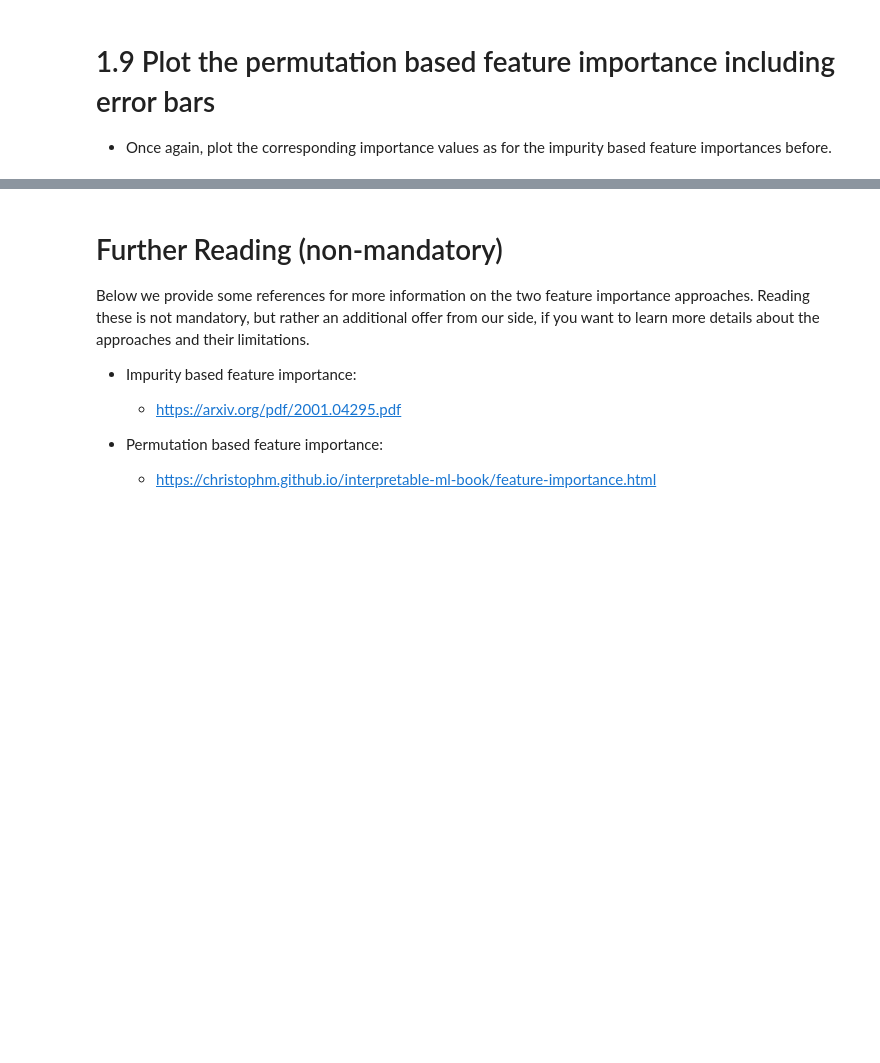
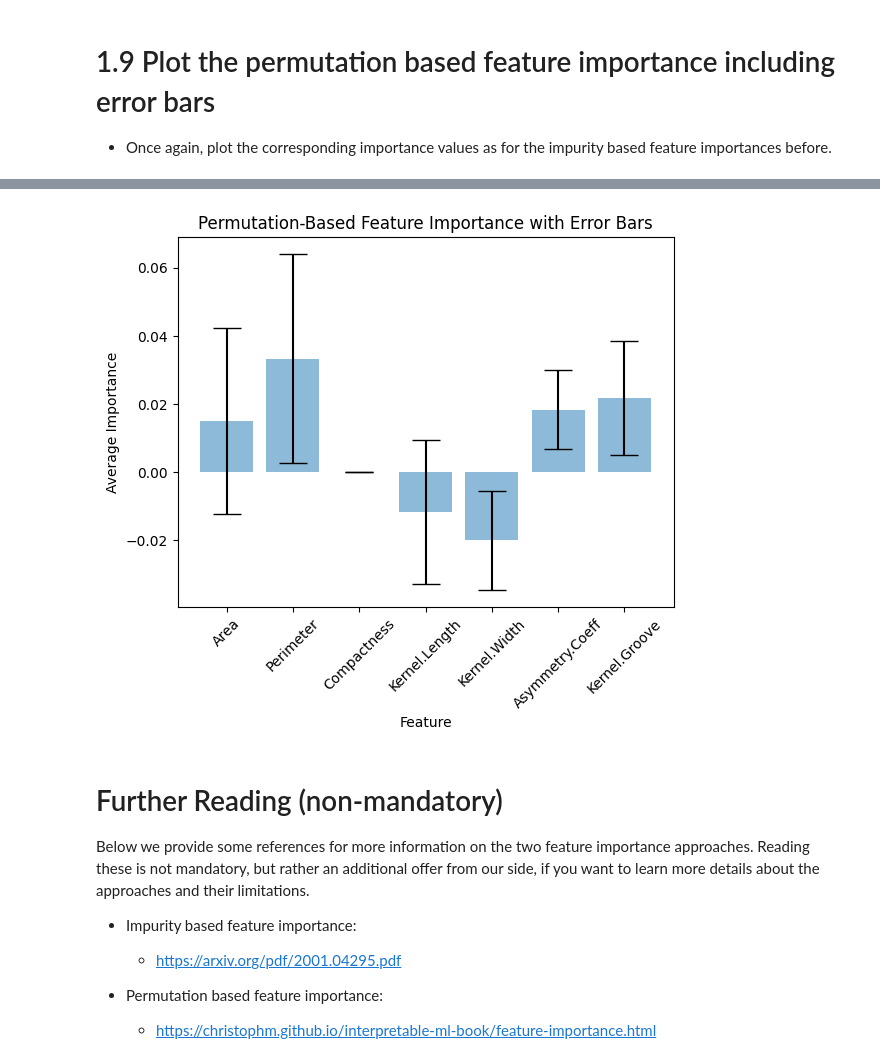
Before and after one commit to Tina-Ghn/Interpretable-MachineLearning-course, a Jupyter notebook: exercise.ipynb, the cells around one changed output, grey strips where cells are left out. Cells and saved outputs as stored; diff of their text form; code cells hidden in the pictures; blank space fills up the shorter version.

```diff
--- a/exercise.ipynb
+++ b/exercise.ipynb
@@ -116,8 +127,9 @@ import matplotlib.pyplot as plt
 # %%
 from sklearn.inspection import permutation_importance
 
-average_permutation_importance = # assign me
-std_permutation_importance = # assign me
+permutation_importance_result = permutation_importance(pipeline, X_test, y_test, n_repeats=10, random_state=0)
+average_permutation_importance = permutation_importance_result.importances_mean
+std_permutation_importance = permutation_importance_result.importances_std
 
 print(f"Average feature importances: {average_permutation_importance}.")
 print(f"Standard deviation of feature importances: {std_permutation_importance}.")
@@ -137,3 +145,13 @@ Standard deviation of feature importances: [0.02733537 0.03073181 0.         0.0
+# %%
+# generate plot
+plt.bar(df.columns[:-1], average_permutation_importance, yerr=std_permutation_importance, align='center', alpha=0.5, capsize=10)
+plt.xlabel('Feature')
+plt.ylabel('Average Importance')
+plt.title('Permutation-Based Feature Importance with Error Bars')
+plt.xticks(rotation=45)
+plt.show()
+# %% [output]
+[figure, added]
 # %% [markdown]
 # Further Reading (non-mandatory)
 
```
Also changed, not shown: parts of 10 cells of this notebook.
